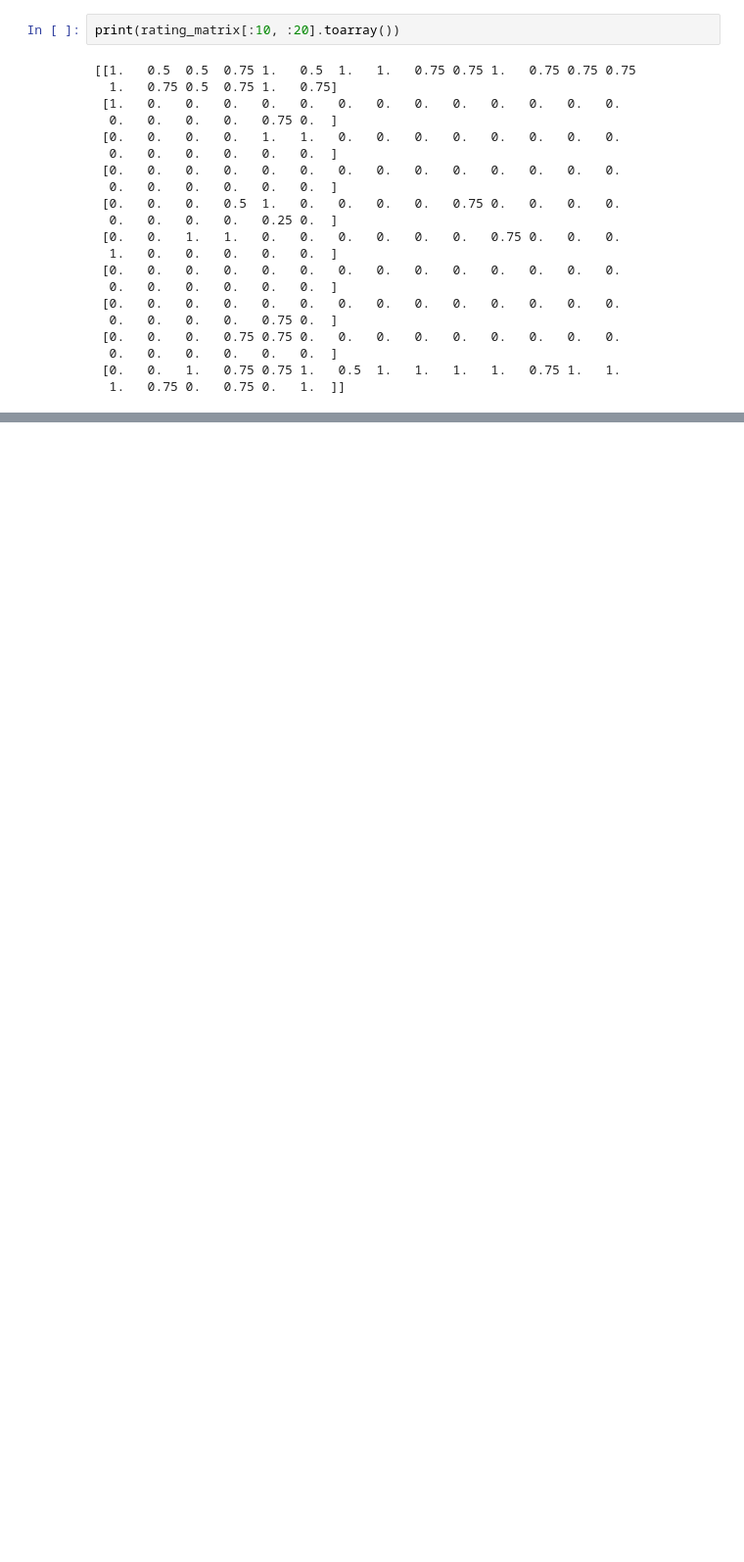
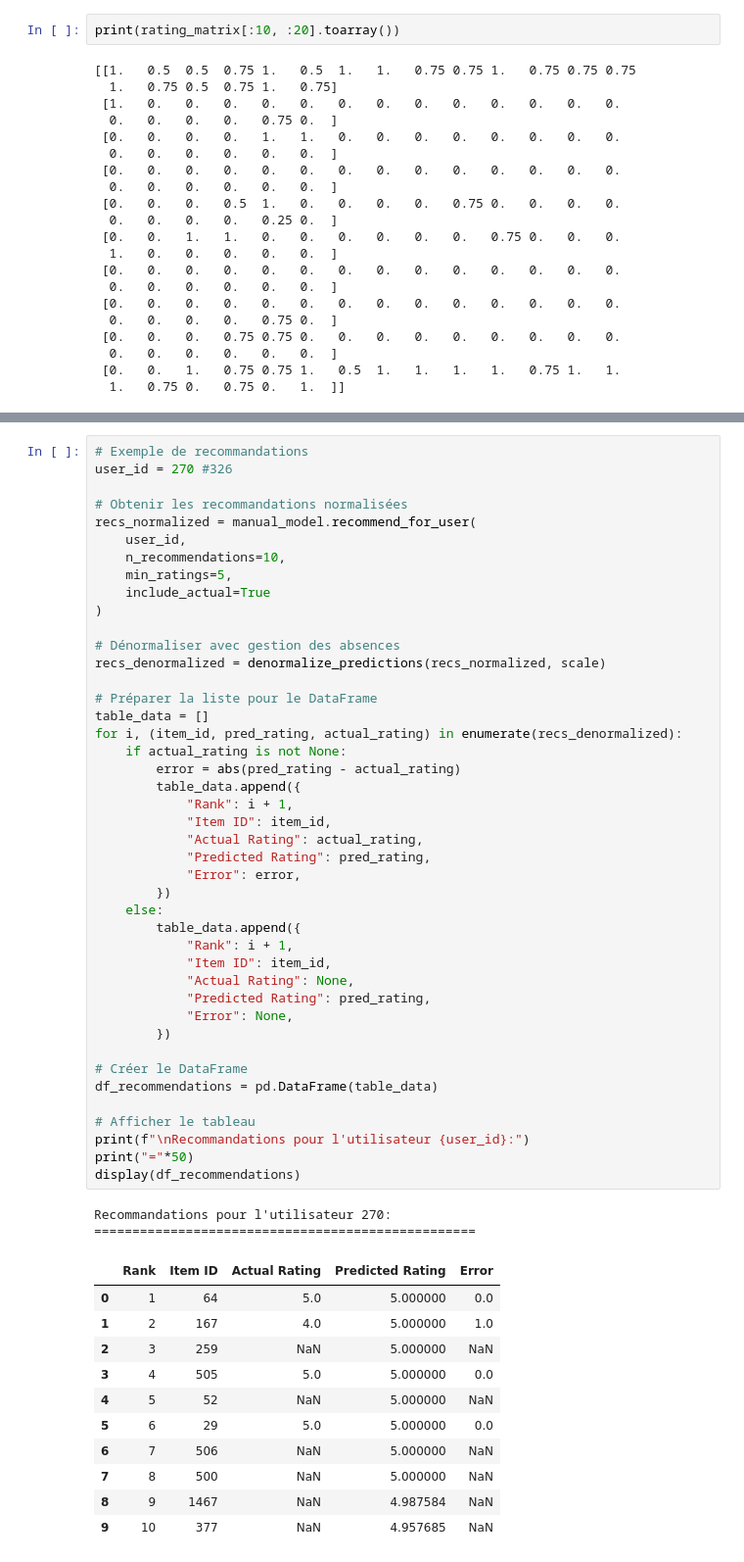
Before and after one commit to BoubaAhmed/ALS-Alternating-Least-Squares-Recommender, a Jupyter notebook: als-vs-svd-movies1m.ipynb, the cells around one changed output, grey strips where cells are left out. Shown at 98% size. Cells and saved outputs as stored; diff of their text form; blank space fills up the shorter version.

```diff
--- a/als-vs-svd-movies1m.ipynb
+++ b/als-vs-svd-movies1m.ipynb
@@ -1358,0 +947,57 @@ print(f"\n✅ COMPARAISON TERMINÉE!")
+# %%
+# Exemple de recommandations
+user_id = 270 #326
+
+# Obtenir les recommandations normalisées
+recs_normalized = manual_model.recommend_for_user(
+    user_id,
+    n_recommendations=10,
+    min_ratings=5,
+    include_actual=True
+)
+
+# Dénormaliser avec gestion des absences
+recs_denormalized = denormalize_predictions(recs_normalized, scale)
+
+# Préparer la liste pour le DataFrame
+table_data = []
+for i, (item_id, pred_rating, actual_rating) in enumerate(recs_denormalized):
+    if actual_rating is not None:
+        error = abs(pred_rating - actual_rating)
+        table_data.append({
+            "Rank": i + 1,
+            "Item ID": item_id,
+            "Actual Rating": actual_rating,
+            "Predicted Rating": pred_rating,
+            "Error": error,
+        })
+    else:
+        table_data.append({
+            "Rank": i + 1,
+            "Item ID": item_id,
+            "Actual Rating": None,
+            "Predicted Rating": pred_rating,
+            "Error": None,
+        })
+
+# Créer le DataFrame
+df_recommendations = pd.DataFrame(table_data)
+
+# Afficher le tableau
+print(f"\nRecommandations pour l'utilisateur {user_id}:")
+print("="*50)
+display(df_recommendations)
+# %% [output]
+Recommandations pour l'utilisateur 270:
+==================================================
+|  | Rank | Item ID | Actual Rating | Predicted Rating | Error |
+| 0 | 1 | 64 | 5.0 | 5.000000 | 0.0 |
+| 1 | 2 | 167 | 4.0 | 5.000000 | 1.0 |
+| 2 | 3 | 259 | NaN | 5.000000 | NaN |
+| 3 | 4 | 505 | 5.0 | 5.000000 | 0.0 |
+| 4 | 5 | 52 | NaN | 5.000000 | NaN |
+| 5 | 6 | 29 | 5.0 | 5.000000 | 0.0 |
+| 6 | 7 | 506 | NaN | 5.000000 | NaN |
+| 7 | 8 | 500 | NaN | 5.000000 | NaN |
+| 8 | 9 | 1467 | NaN | 4.987584 | NaN |
+| 9 | 10 | 377 | NaN | 4.957685 | NaN |
```
Also changed, not shown: parts of 67 cells of this notebook, 21 other files.
